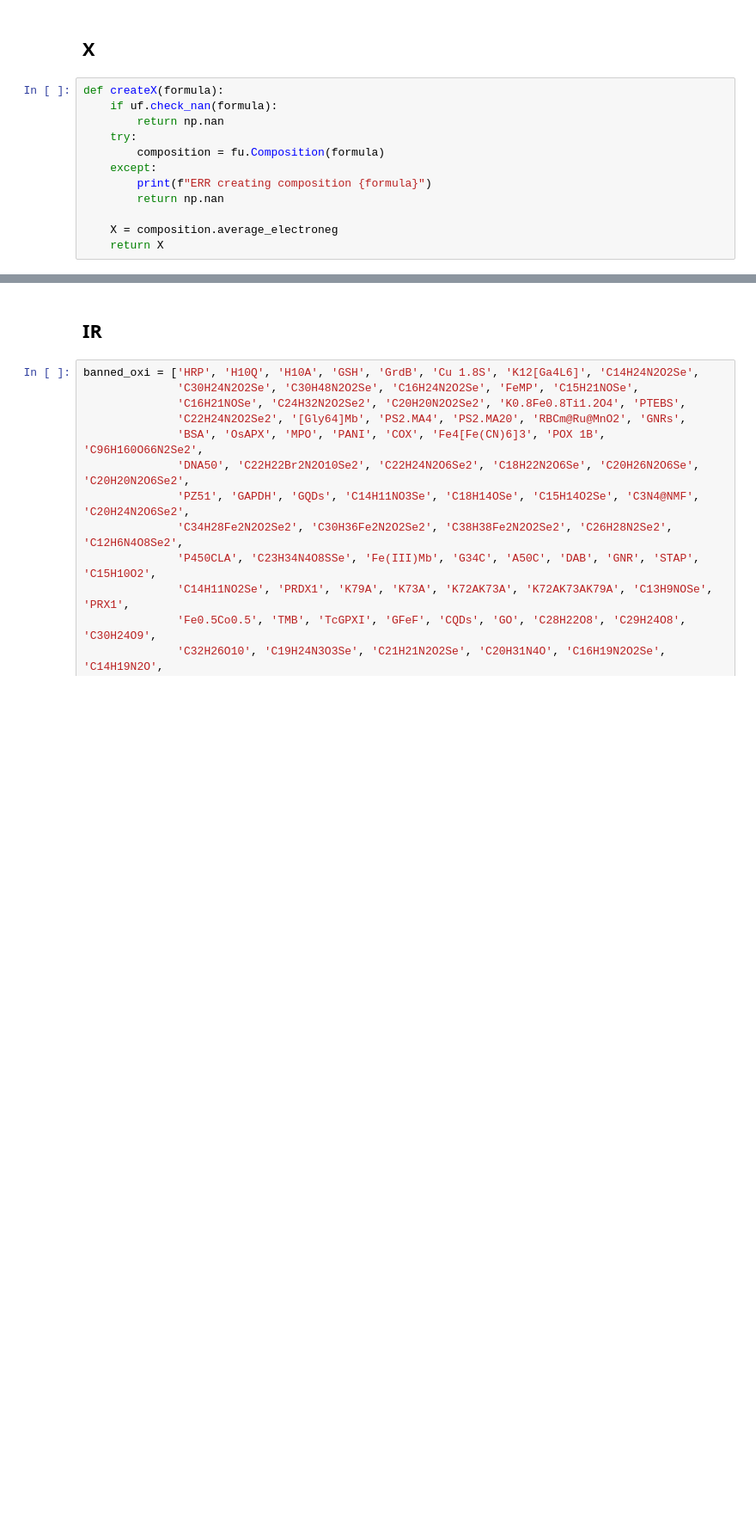
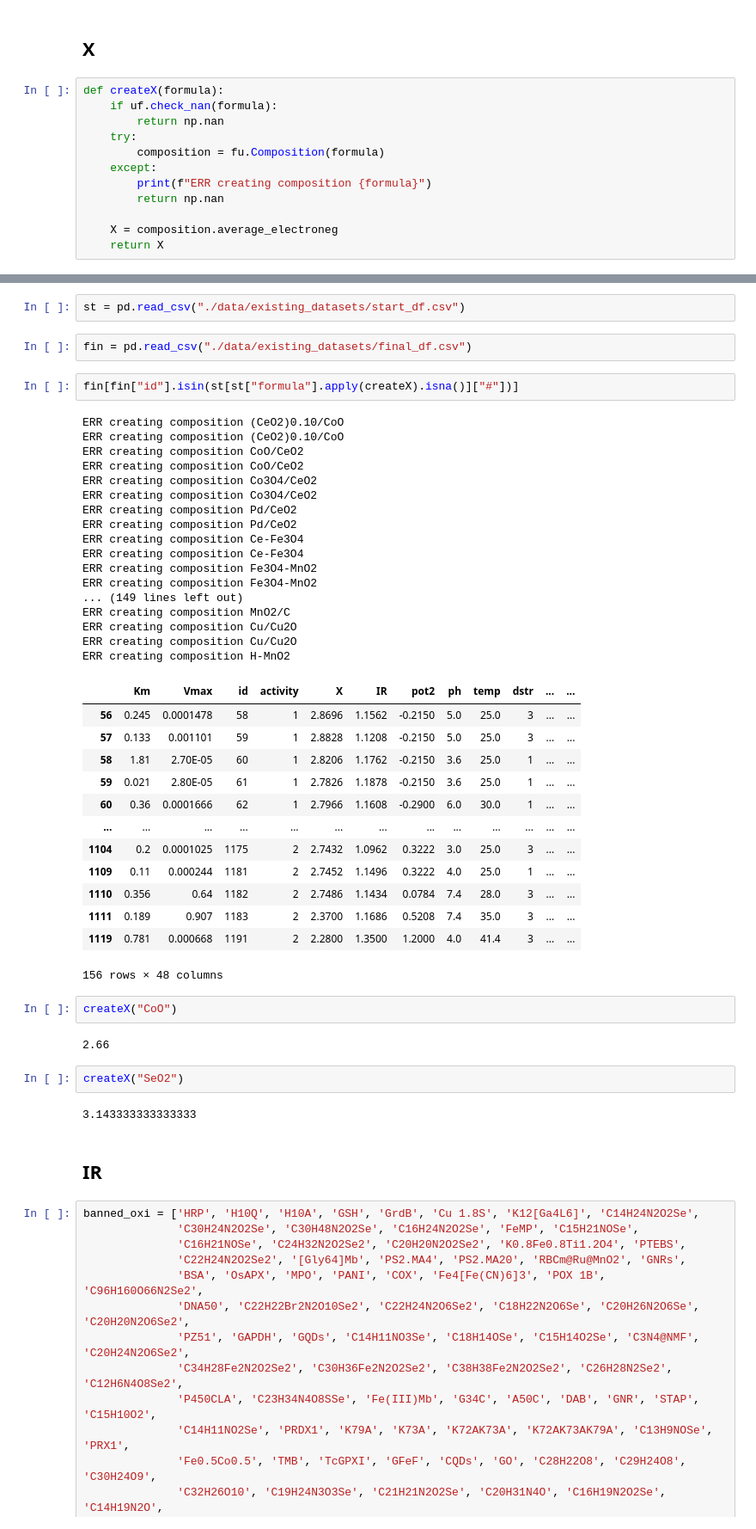
Before and after one commit to 8kbh/nnzms, a Jupyter notebook: Dataset_Preparation.ipynb, the cells around one changed output, grey strips where cells are left out. Shown at 86% size. Saved outputs shown, nothing was run; the diff lists cells and outputs as text; blank space fills up the shorter version.

```diff
--- a/Dataset_Preparation.ipynb
+++ b/Dataset_Preparation.ipynb
@@ -181,3 +178,48 @@ ERR creating composition HbGp
+# %%
+st = pd.read_csv("./data/existing_datasets/start_df.csv")
+# %%
+fin = pd.read_csv("./data/existing_datasets/final_df.csv")
+# %%
+fin[fin["id"].isin(st[st["formula"].apply(createX).isna()]["#"])]
+# %% [output]
+ERR creating composition (CeO2)0.10/CoO
+ERR creating composition (CeO2)0.10/CoO
+ERR creating composition CoO/CeO2
+ERR creating composition CoO/CeO2
+ERR creating composition Co3O4/CeO2
+ERR creating composition Co3O4/CeO2
+ERR creating composition Pd/CeO2
+ERR creating composition Pd/CeO2
+ERR creating composition Ce-Fe3O4
+ERR creating composition Ce-Fe3O4
+ERR creating composition Fe3O4-MnO2
+ERR creating composition Fe3O4-MnO2
+... (149 lines left out)
+ERR creating composition MnO2/C
+ERR creating composition Cu/Cu2O
+ERR creating composition Cu/Cu2O
+ERR creating composition H-MnO2
+|  | Km | Vmax | id | activity | X | IR | pot2 | ph | temp | dstr | ... | ... |
+| 56 | 0.245 | 0.0001478 | 58 | 1 | 2.8696 | 1.1562 | -0.2150 | 5.0 | 25.0 | 3 | ... | ... |
+| 57 | 0.133 | 0.001101 | 59 | 1 | 2.8828 | 1.1208 | -0.2150 | 5.0 | 25.0 | 3 | ... | ... |
+| 58 | 1.81 | 2.70E-05 | 60 | 1 | 2.8206 | 1.1762 | -0.2150 | 3.6 | 25.0 | 1 | ... | ... |
+| 59 | 0.021 | 2.80E-05 | 61 | 1 | 2.7826 | 1.1878 | -0.2150 | 3.6 | 25.0 | 1 | ... | ... |
+| 60 | 0.36 | 0.0001666 | 62 | 1 | 2.7966 | 1.1608 | -0.2900 | 6.0 | 30.0 | 1 | ... | ... |
+| ... | ... | ... | ... | ... | ... | ... | ... | ... | ... | ... | ... | ... |
+| 1104 | 0.2 | 0.0001025 | 1175 | 2 | 2.7432 | 1.0962 | 0.3222 | 3.0 | 25.0 | 3 | ... | ... |
+| 1109 | 0.11 | 0.000244 | 1181 | 2 | 2.7452 | 1.1496 | 0.3222 | 4.0 | 25.0 | 1 | ... | ... |
+| 1110 | 0.356 | 0.64 | 1182 | 2 | 2.7486 | 1.1434 | 0.0784 | 7.4 | 28.0 | 3 | ... | ... |
+| 1111 | 0.189 | 0.907 | 1183 | 2 | 2.3700 | 1.1686 | 0.5208 | 7.4 | 35.0 | 3 | ... | ... |
+| 1119 | 0.781 | 0.000668 | 1191 | 2 | 2.2800 | 1.3500 | 1.2000 | 4.0 | 41.4 | 3 | ... | ... |
+156 rows × 48 columns
+# %%
+createX("CoO")
+# %% [output]
+2.66
+# %%
+createX("SeO2")
+# %% [output]
+3.143333333333333
 # %% [markdown]
 ## IR
 # %%
```
Also changed, not shown: parts of 8 cells of this notebook, 15 other files.
